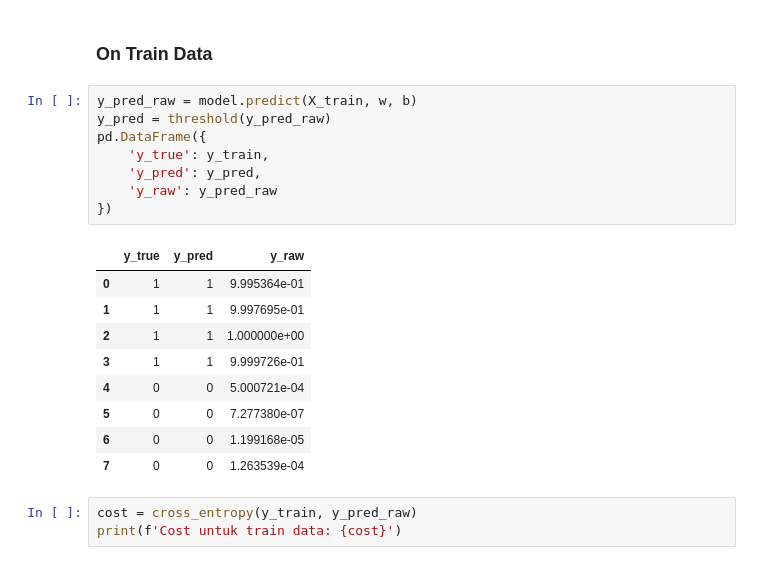
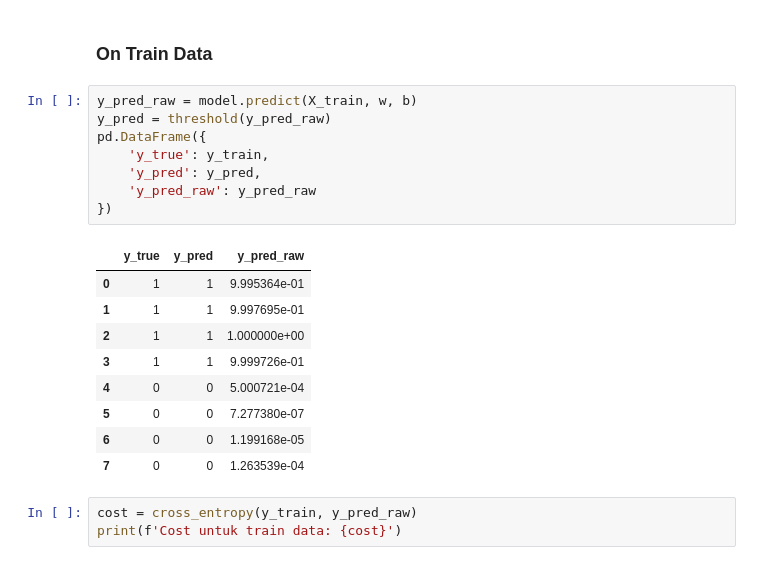
Before and after one commit to itsbrandonlim/ml_projects, a Jupyter notebook: Logistic Regression/ML_FORUM_LOGREG.ipynb, the cells around one changed output. Saved outputs shown, nothing was run; the diff lists cells and outputs as text.

```diff
--- a/Logistic Regression/ML_FORUM_LOGREG.ipynb
+++ b/Logistic Regression/ML_FORUM_LOGREG.ipynb
@@ -149,13 +149,13 @@ def cross_entropy(y, y_pred):
 # %%
 y_pred_raw = model.predict(X_train, w, b)
 y_pred = threshold(y_pred_raw)
 pd.DataFrame({
     'y_true': y_train,
     'y_pred': y_pred,
-    'y_raw': y_pred_raw
+    'y_pred_raw': y_pred_raw
 })
 # %% [output]
-|  | y_true | y_pred | y_raw |
+|  | y_true | y_pred | y_pred_raw |
 | 0 | 1 | 1 | 9.995364e-01 |
 | 1 | 1 | 1 | 9.997695e-01 |
 | 2 | 1 | 1 | 1.000000e+00 |
```
Also changed, not shown: parts of 1 cell of this notebook.
